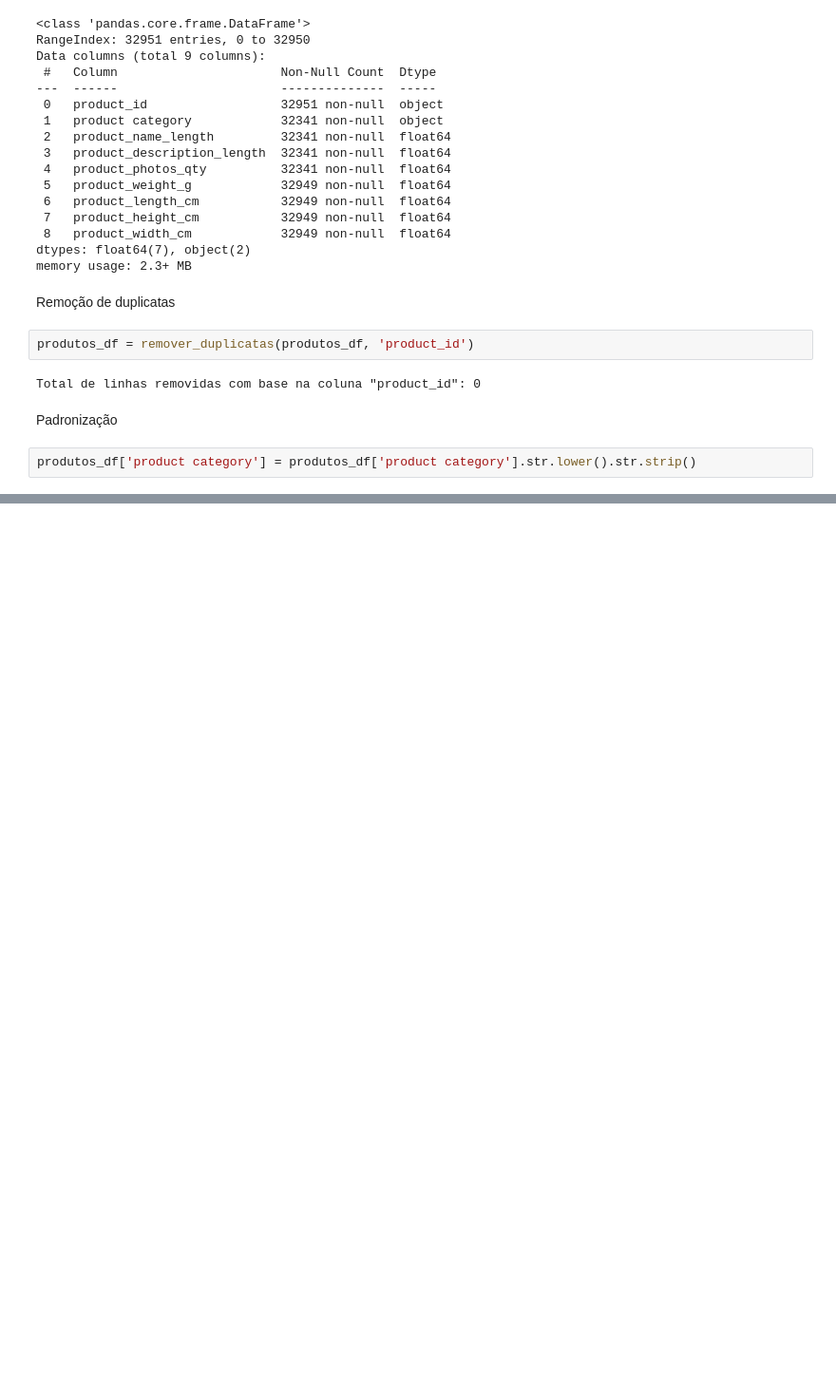
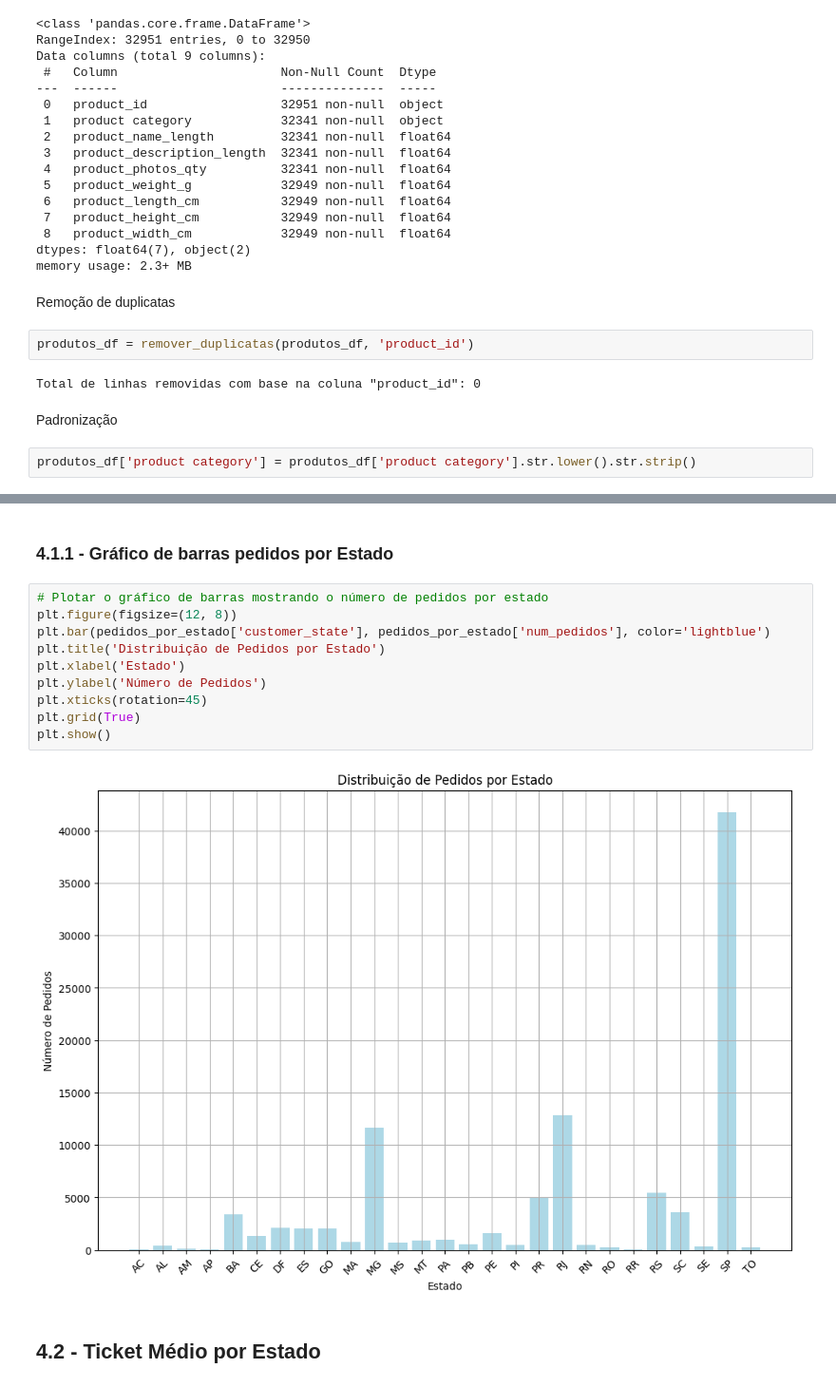
Before and after one commit to datajoedata/e-Commerce-Sales-Analysis-Target-Brazil, a Jupyter notebook: Análise_exploratória_vendas_e_commerce.ipynb, the cells around one changed output, grey strips where cells are left out. Shown at 95% size. Saved outputs shown, nothing was run; the diff lists cells and outputs as text; blank space fills up the shorter version.

```diff
--- a/Análise_exploratória_vendas_e_commerce.ipynb
+++ b/Análise_exploratória_vendas_e_commerce.ipynb
@@ -499,0 +698,16 @@ produtos_df['product category'] = produtos_df['product category'].str.lower().st
+# %% [markdown]
+### 4.1.1 - Gráfico de barras pedidos por Estado
+# %%
+# Plotar o gráfico de barras mostrando o número de pedidos por estado
+plt.figure(figsize=(12, 8))
+plt.bar(pedidos_por_estado['customer_state'], pedidos_por_estado['num_pedidos'], color='lightblue')
+plt.title('Distribuição de Pedidos por Estado')
+plt.xlabel('Estado')
+plt.ylabel('Número de Pedidos')
+plt.xticks(rotation=45)
+plt.grid(True)
+plt.show()
+# %% [output]
+[figure, added]
+# %% [markdown]
+## 4.2 - Ticket Médio por Estado
```
Also changed, not shown: parts of 71 cells of this notebook.
